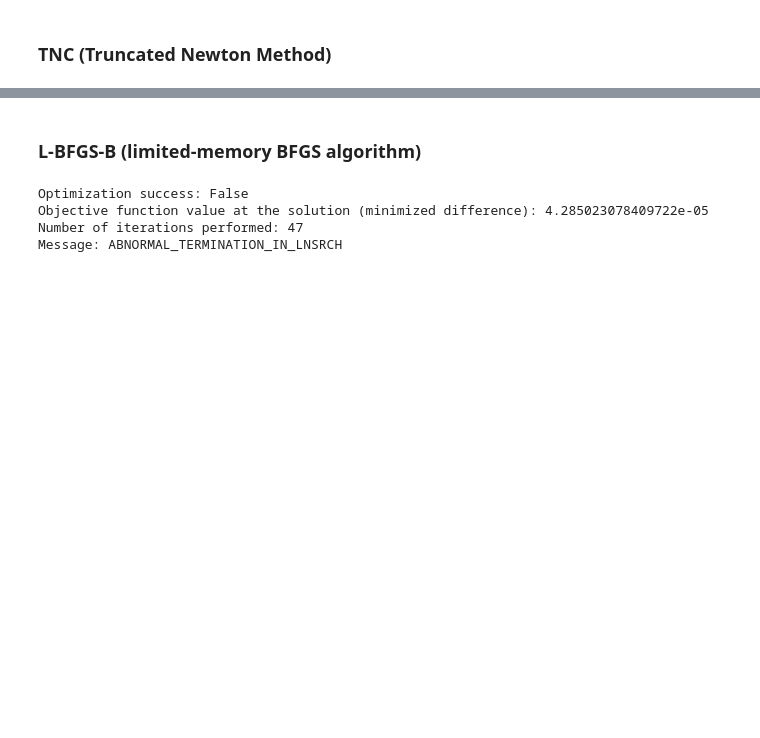
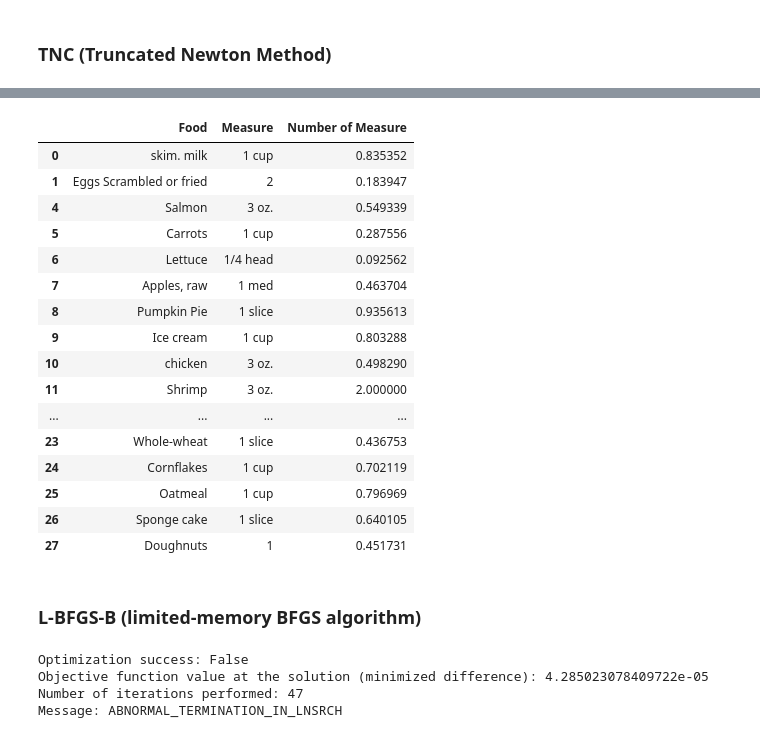
Before and after one commit to matthewtg00/CSE-543T-Final-Project, a Jupyter notebook: nutrients.ipynb, the cells around one changed output, grey strips where cells are left out. Saved outputs shown, nothing was run; the diff lists cells and outputs as text; code cells hidden in the pictures; blank space fills up the shorter version.

```diff
--- a/nutrients.ipynb
+++ b/nutrients.ipynb
@@ -203,7 +203,7 @@ partial_diet_optimization = partial(diet_optimization, required_calories=require
 def lower_calorie_constraint(x, required_calories):
     # gap between cal and required_cal should no more than 500
     calorie = np.dot(df['Calories'].T, x)
-    return -(calorie-required_calories+500)
+    return (calorie-required_calories+500)
 
 def upper_calorie_constraint(x, required_calories):
     # gap between cal and required_cal should no more than 300
@@ -232,7 +232,7 @@ def volume_constraint(x):
 
 # At most choose 10 items
 def items_constraint_upper(x):
-    return -(np.sum(sigmoid(100*x)-0.5)-9.9)
+    return -(2*np.sum(sigmoid(100*x)-0.5)-9.9)
 
 
 partial_lower_calorie_constraint = partial(lower_calorie_constraint, required_calories=required_calories)
@@ -353,7 +354,5 @@ print(protein)
 print((result_trust_constr.x>0.01).sum())
 print(taste)
 print(preference)
-df['diet'] = result.x
-df
 # %% [output]
 2398.5
@@ -381,0 +364,4 @@ df
+# %%
+df['Number of Measure'] = result.x
+filtered_df = df[df['Number of Measure'] != 0][['Food', 'Measure', 'Number of Measure']]
+filtered_df
@@ -442,8 +441,6 @@ num_important_factor = (result_trust_constr.x>0.01).sum()
 print('Number of Important factor: ', num_important_factor)
 print('Tate Factor Sum: ', taste)
 print('Preference Factor Sum: ', preference)
-df['diet'] = result_tnc.x
-df
 # %% [output]
 Required Calories:  2398.5
 Calorie:  2469.2049263700906
@@ -471,3 +451,25 @@ Preference Factor Sum:  9.506825765840306
+# %%
+df['Number of Measure'] = result_tnc.x
+filtered_df = df[df['Number of Measure'] != 0][['Food', 'Measure', 'Number of Measure']]
+filtered_df
+# %% [output]
+|  | Food | Measure | Number of Measure |
+| 0 | skim. milk | 1 cup | 0.835352 |
+| 1 | Eggs Scrambled or fried | 2 | 0.183947 |
+| 4 | Salmon | 3 oz. | 0.549339 |
+| 5 | Carrots | 1 cup | 0.287556 |
+| 6 | Lettuce | 1/4 head | 0.092562 |
+| 7 | Apples, raw | 1 med | 0.463704 |
+| 8 | Pumpkin Pie | 1 slice | 0.935613 |
+| 9 | Ice cream | 1 cup | 0.803288 |
+| 10 | chicken | 3 oz. | 0.498290 |
+| 11 | Shrimp | 3 oz. | 2.000000 |
+| ... | ... | ... | ... |
+| 23 | Whole-wheat | 1 slice | 0.436753 |
+| 24 | Cornflakes | 1 cup | 0.702119 |
+| 25 | Oatmeal | 1 cup | 0.796969 |
+| 26 | Sponge cake | 1 slice | 0.640105 |
+| 27 | Doughnuts | 1 | 0.451731 |
 # %% [markdown]
 ### L-BFGS-B (limited-memory BFGS algorithm)
 # %%
```
Also changed, not shown: parts of 11 cells of this notebook.
